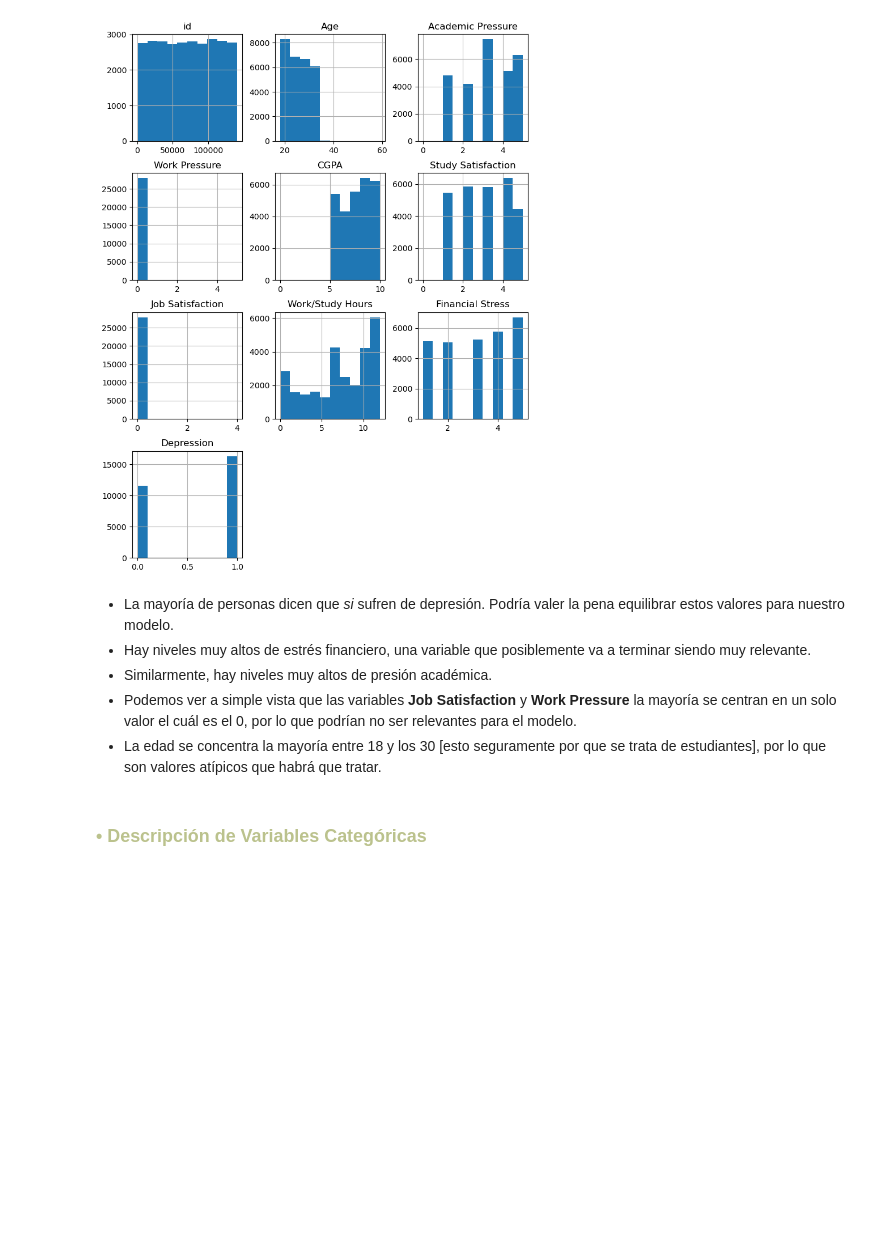
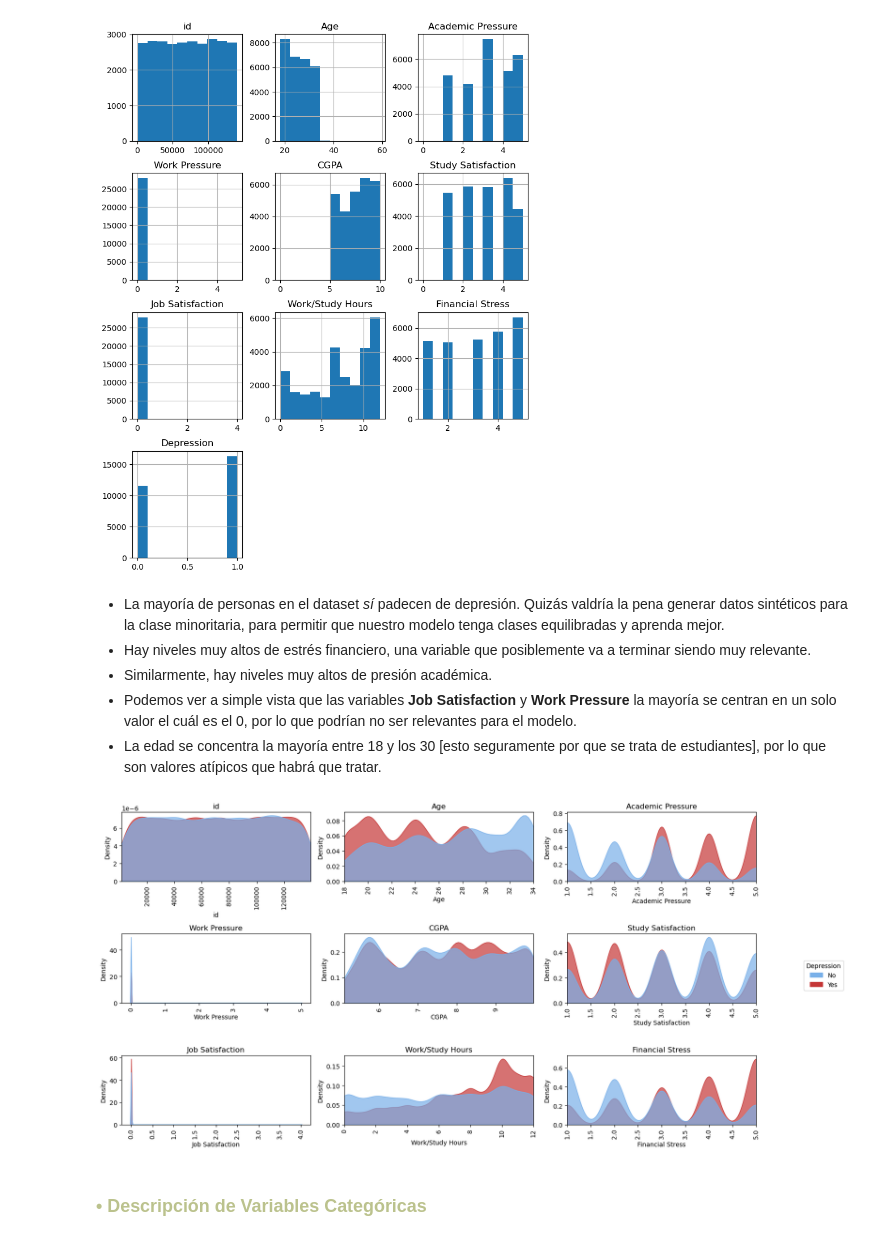
Before and after one commit to denisevaldivia/Depression_Classification, a Jupyter notebook: notebooks/01_eda_inicial.ipynb, the cells around one changed output. Drawn from its saved outputs; the diff is of its cells as text; code cells hidden in the pictures; blank space fills up the shorter version.

```diff
--- a/notebooks/01_eda_inicial.ipynb
+++ b/notebooks/01_eda_inicial.ipynb
@@ -71,11 +72,46 @@ hist = df.hist(figsize=(9, 12))
 # %% [output]
 [figure]
 # %% [markdown]
-- La mayoría de personas dicen que *si* sufren de depresión. Podría valer la pena equilibrar estos valores para nuestro modelo.
+- La mayoría de personas en el dataset *sí* padecen de depresión. Quizás valdría la pena generar datos sintéticos para la clase minoritaria, para permitir que nuestro modelo tenga clases equilibradas y aprenda mejor.
 - Hay niveles muy altos de estrés financiero, una variable que posiblemente va a terminar siendo muy relevante.
 - Similarmente, hay niveles muy altos de presión académica.
 - Podemos ver a simple vista que las variables **Job Satisfaction** y **Work Pressure** la mayoría se centran en un solo valor el cuál es el 0, por lo que podrían no ser relevantes para el modelo.
 - La edad se concentra la mayoría entre 18 y los 30 [esto seguramente por que se trata de estudiantes], por lo que son valores atípicos que habrá que tratar.
+# %%
+# Filtrar variables numéricas
+numeric_vars = df.select_dtypes(include='number').columns.tolist()
+
+# Crear grid 3x4
+fig, axes = plt.subplots(3, 3, figsize=(15, 8))
+axes = axes.flatten()
+
+# Paleta de colores
+palette = {0: '#79b0e9', 1: '#c53636', }
+
+# Mapa de las etiquetas
+label_map = {0: 'No', 1: 'Yes'}
+
+# Gráficos
+for i, var in enumerate(numeric_vars[:9]):
+    ax = axes[i]
+    sns.kdeplot(data=df, x=var, hue='Depression', fill=True, common_norm=False, alpha=0.7, ax=ax, palette=palette)
+    ax.set_title(var)
+    ax.tick_params(axis='x', rotation=90)
+    ax.get_legend().remove()
+
+    # Ajustar los ejes de cada gráfico para que se observen bien
+    q_low, q_high = df[var].quantile([0.01, 0.99])
+    if q_low != q_high:
+        ax.set_xlim(q_low, q_high)
+
+# Leyenda
+legend_patches = [Patch(color=color, label=label_map[label]) for label, color in palette.items()]
+fig.legend(handles=legend_patches, title='Depression', loc='center right', bbox_to_anchor=(1.12, 0.5))
+
+plt.tight_layout()
+plt.show()
+# %% [output]
+[figure, added]
 # %% [markdown]
 ### <font color= #bbc28d>• **Descripción de Variables Categóricas** </font>
 # %%
```
Also changed, not shown: parts of 3 cells of this notebook, 1 other file.
